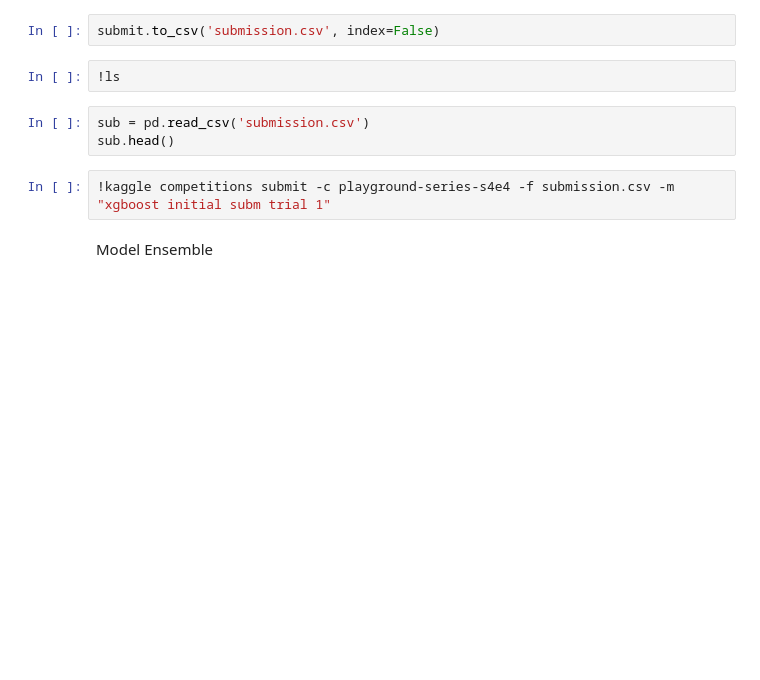
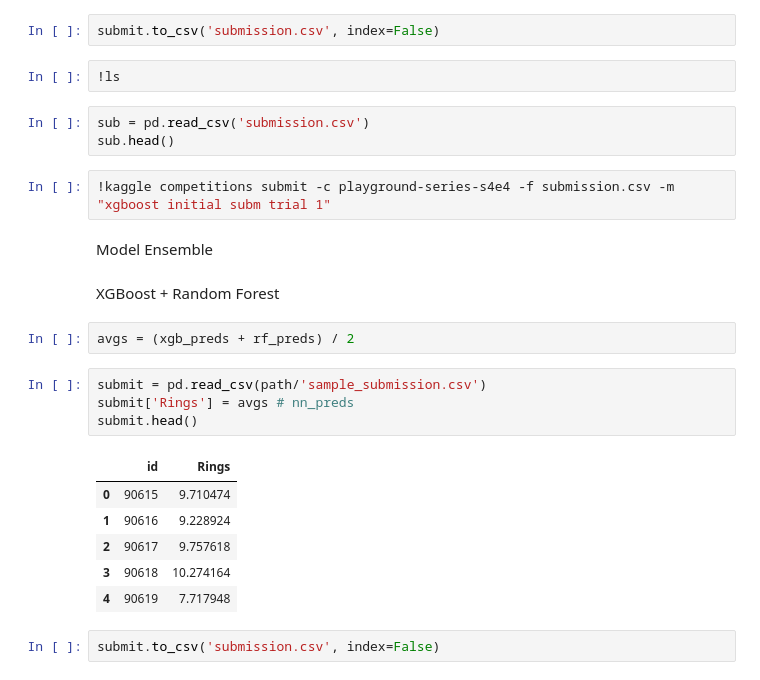
Before and after one commit to rubanzasilva/abalone_age_prediction, a Jupyter notebook: ps_s04e04.ipynb, the cells around one changed output. Drawn from its saved outputs; the diff is of its cells as text; blank space fills up the shorter version.

```diff
--- a/ps_s04e04.ipynb
+++ b/ps_s04e04.ipynb
@@ -468,3 +477,20 @@ sub.head()
 !kaggle competitions submit -c playground-series-s4e4 -f submission.csv -m "xgboost initial subm trial 1"
 # %% [markdown]
 Model Ensemble
+# %% [markdown]
+XGBoost + Random Forest
+# %%
+avgs = (xgb_preds + rf_preds) / 2
+# %%
+submit = pd.read_csv(path/'sample_submission.csv')
+submit['Rings'] = avgs # nn_preds
+submit.head()
+# %% [output]
+|  | id | Rings |
+| 0 | 90615 | 9.710474 |
+| 1 | 90616 | 9.228924 |
+| 2 | 90617 | 9.757618 |
+| 3 | 90618 | 10.274164 |
+| 4 | 90619 | 7.717948 |
+# %%
+submit.to_csv('submission.csv', index=False)
```
Also changed, not shown: parts of 4 cells of this notebook.
